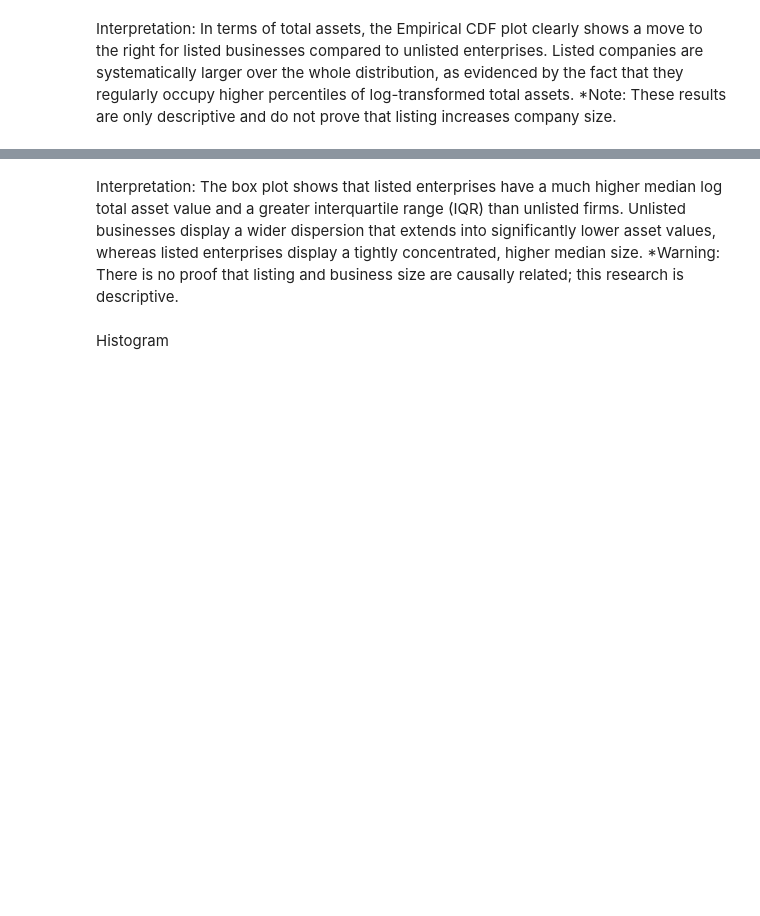
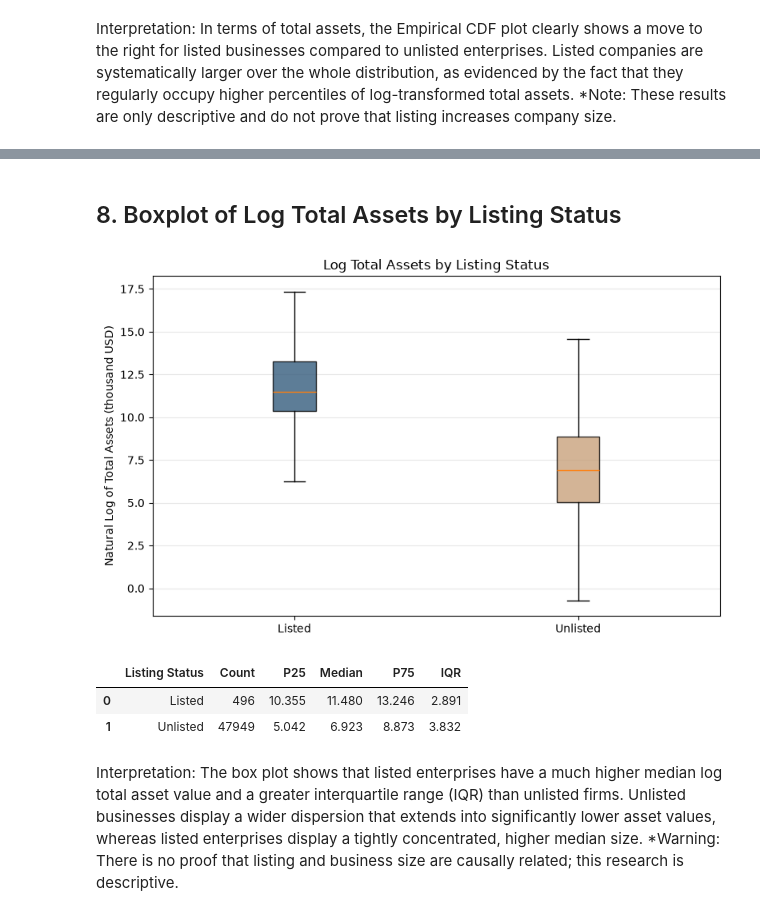
Before and after one commit to mljiang2026-oss/ds607-singapore-firm-size, a Jupyter notebook: notebooks/01_eda.ipynb, the cells around one changed output, grey strips where cells are left out. Drawn from its saved outputs; the diff is of its cells as text; code cells hidden in the pictures; blank space fills up the shorter version.

```diff
--- a/notebooks/01_eda.ipynb
+++ b/notebooks/01_eda.ipynb
@@ -462,5 +440,73 @@ plt.show()
+# %% [markdown]
+## 8. Boxplot of Log Total Assets by Listing Status
+# %%
+import matplotlib.pyplot as plt
+import pandas as pd
+
+COLORS = {
+    "Listed": "#355C7D",
+    "Unlisted": "#C8A27C"
+}
+
+# Separate listed and unlisted firms
+listed = eda_assets.loc[
+    eda_assets["listing_status"] == "Listed",
+    "log_assets"
+].dropna().astype(float)
+
+unlisted = eda_assets.loc[
+    eda_assets["listing_status"] == "Unlisted",
+    "log_assets"
+].dropna().astype(float)
+
+# Create boxplot
+plt.figure(figsize=(8, 5))
+
+bp = plt.boxplot(
+    [listed, unlisted],
+    tick_labels=["Listed", "Unlisted"],
+    patch_artist=True,
+    showfliers=False
+)
+
+# Apply consistent colors
+for patch, status in zip(bp["boxes"], ["Listed", "Unlisted"]):
+    patch.set_facecolor(COLORS[status])
+    patch.set_alpha(0.8)
+
+# Format graph
+plt.title("Log Total Assets by Listing Status")
+plt.ylabel("Natural Log of Total Assets (thousand USD)")
+plt.grid(axis="y", alpha=0.3)
+plt.tight_layout()
+plt.show()
+
+
+# Boxplot summary statistics
+results = []
+
+for status, x in [("Listed", listed), ("Unlisted", unlisted)]:
+    q1 = x.quantile(0.25)
+    median = x.median()
+    q3 = x.quantile(0.75)
+
+    results.append({
+        "Listing Status": status,
+        "Count": len(x),
+        "P25": q1,
+        "Median": median,
+        "P75": q3,
+        "IQR": q3 - q1
+    })
+
+boxplot_summary = pd.DataFrame(results)
+
+display(boxplot_summary.round(3))
+# %% [output]
+[figure, added]
+|  | Listing Status | Count | P25 | Median | P75 | IQR |
+| 0 | Listed | 496 | 10.355 | 11.480 | 13.246 | 2.891 |
+| 1 | Unlisted | 47949 | 5.042 | 6.923 | 8.873 | 3.832 |
 # %% [markdown]
 Interpretation:
 The box plot shows that listed enterprises have a much higher median log total asset value and a greater interquartile range (IQR) than unlisted firms. Unlisted businesses display a wider dispersion that extends into significantly lower asset values, whereas listed enterprises display a tightly concentrated, higher median size. *Warning: There is no proof that listing and business size are causally related; this research is descriptive.
-# %% [markdown]
-Histogram
```
Also changed, not shown: parts of 79 cells of this notebook, 2 other files.
